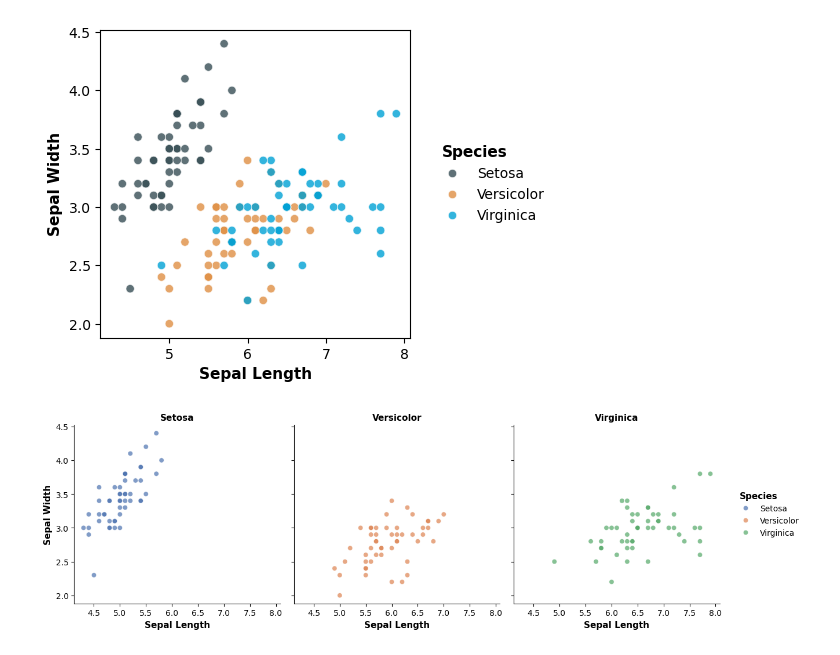
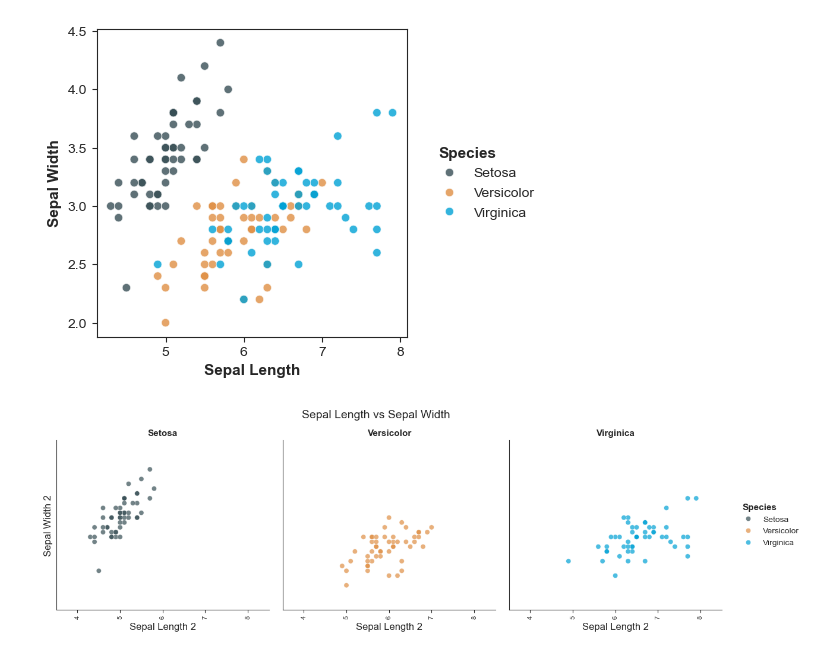
Before and after one commit to kantonopoulos/sciviz, a Jupyter notebook: sciviz/sciviz/src/test.ipynb, the cells around one changed output. Drawn from its saved outputs; the diff is of its cells as text; code cells hidden in the pictures.

Commit message:
Add theme() and solve issues

```diff
--- a/sciviz/sciviz/src/test.ipynb
+++ b/sciviz/sciviz/src/test.ipynb
@@ -6,17 +7,54 @@ from sciviz_main import sciviz
+# %%
+iris = sns.load_dataset("iris")
+
+# Create the visualization with faceting by species
+ax = sciviz(iris, height=4, aspect=1)
+ax = point(ax=ax, data=iris, x="sepal_length", y="sepal_width", color="species", palette="jama", alpha = 0.8)
+"""ax = theme(ax,
+           title="Sepal Length vs Sepal Width",
+           subtitle="This is a test subtitle to be sure it works",
+           theme="classic",
+           xlab="Sepal Length 2",
+           ylab="Sepal Width 2",
+           xlim=[3.5, 8.5],
+           ylim=[1.5, 5],
+           xticks=[4, 5, 6, 7, 8],
+           xticks_angle=90,
+           yticks=[],
+           yticks_angle=90,
+           title_size=18,
+           title_weight="normal",
+           subtitle_size=8,
+           subtitle_weight="bold",
+           axislabel_size=12,
+           axislabel_weight="normal",
+           ticklabel_size=8)"""
+plt.show()
+# %% [output]
+[figure, added]
 # %%
 iris = sns.load_dataset("iris")
 
 # Create the visualization with faceting by species
-ax = sciviz(iris, height=4, aspect=1)
-point(iris, x="sepal_length", y="sepal_width", color="species", palette="jama", ax=ax, alpha = 0.8)
-plt.show()
+ax = sciviz(iris, cols="species", height=4, aspect=1, col_wrap=3)
+ax = point(ax=ax, data=iris, x="sepal_length", y="sepal_width", color="species", palette="jama")
+ax = theme(ax,
+           title="Sepal Length vs Sepal Width",
+           theme="classic",
+           xlab="Sepal Length 2",
+           ylab="Sepal Width 2",
+           xlim=[3.5, 8.5],
+           ylim=[1.5, 5],
+           xticks=[4, 5, 6, 7, 8],
+           xticks_angle=90,
+           yticks=[],
+           yticks_angle=90,
+           title_size=14,
+           title_weight="normal",
+           subtitle_size=8,
+           subtitle_weight="bold",
+           axislabel_size=12,
+           axislabel_weight="normal",
+           ticklabel_size=8)
 # %% [output]
-[figure, old version]
+[figure, new version]
-# %%
-iris = sns.load_dataset("iris")
-
-# Create the visualization with faceting by species
-ax = sciviz(iris, cols="species", height=4, aspect=1, col_wrap=3)
-ax = point(iris, x="sepal_length", y="sepal_width", color="species", palette="deep", ax=ax)
-# %% [output]
-[figure, removed]
```
Also changed, not shown: parts of 1 cell of this notebook, 4 other files.
